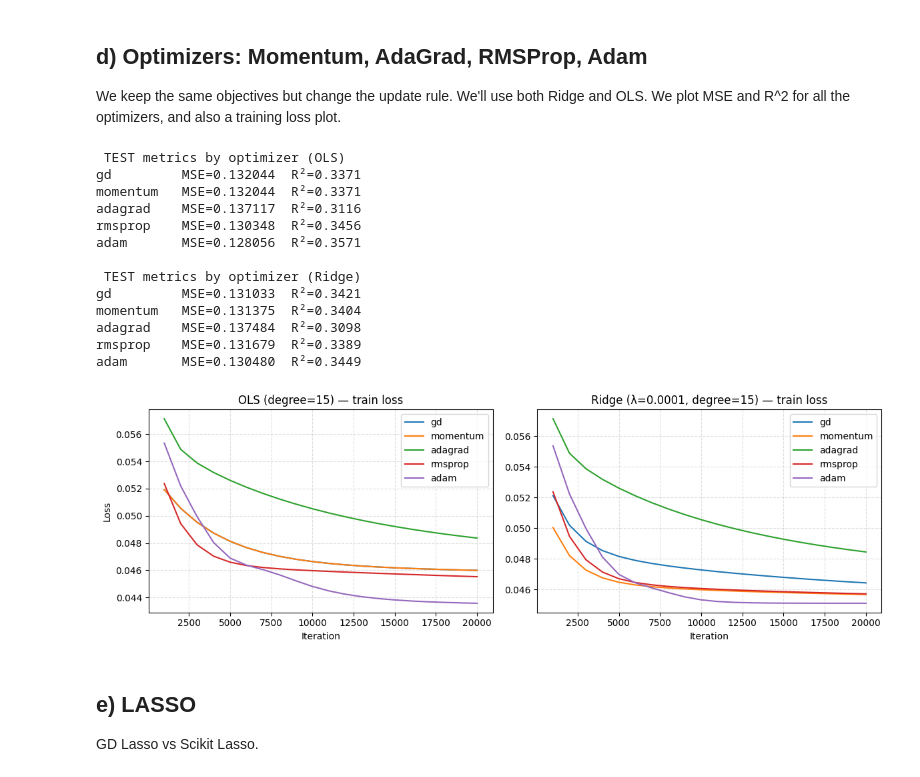
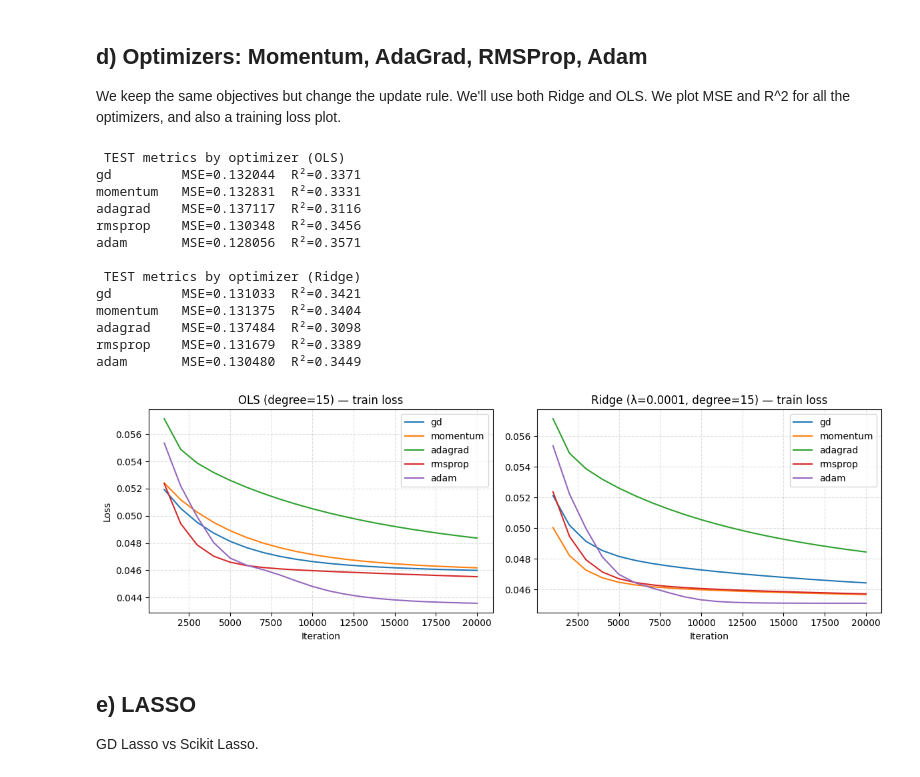
Before and after one commit to beateovl/FYS-STK4155, a Jupyter notebook: Project-1/Notebooks/Part_c_d_e_f_GD.ipynb, the cells around one changed output. Saved outputs shown, nothing was run; the diff lists cells and outputs as text; code cells hidden in the pictures.

```diff
--- a/Project-1/Notebooks/Part_c_d_e_f_GD.ipynb
+++ b/Project-1/Notebooks/Part_c_d_e_f_GD.ipynb
@@ -71,11 +71,11 @@ from Code.models  import fit_ols, fit_ridge, predict_centered
 from Code.metrics import mse, r2
 from Code.grad   import loss_ridge, loss_ols
 
-n, p = Xtr_p.shape
-XT_X_tr = Xtr_p.T @ Xtr_p
+n, p = Xtr.shape
+XT_X_tr = Xtr.T @ Xtr
 
-theta_cf_ols   = fit_ols(Xtr_p, y_tr_c)                  # solves (X^T X)θ = X^T y_c
-theta_cf_ridge = fit_ridge(Xtr_p, y_tr_c, lam=LAM, n_factor=True)  # solves (X^T X + λ I)θ = X^T y_c
+theta_cf_ols   = fit_ols(Xtr, y_tr_c)                  # solves (X^T X)θ = X^T y_c
+theta_cf_ridge = fit_ridge(Xtr, y_tr_c, lam=LAM, n_factor=True)  # solves (X^T X + λ I)θ = X^T y_c
 
 # ---- Hessians  ----
 # OLS objective: (1/2n)||Xθ - y_c||^2  ⇒ H = (X^T X)/n
@@ -102,25 +102,25 @@ def gd_full(X, y_c, lam, eta, iters):
         th  -= eta * grad
     return th
 
-theta_gd_ols   = gd_full(Xtr_p, y_tr_c, lam=0.0,  eta=eta_ols,   iters=N_ols)
-theta_gd_ridge = gd_full(Xtr_p, y_tr_c, lam=LAM, eta=eta_ridge, iters=N_ridge)
+theta_gd_ols   = gd_full(Xtr, y_tr_c, lam=0.0,  eta=eta_ols,   iters=N_ols)
+theta_gd_ridge = gd_full(Xtr, y_tr_c, lam=LAM, eta=eta_ridge, iters=N_ridge)
 
 # ---- test metrics (on original y-scale) ----
-yhat_cf_ols   = predict_centered(Xte_p, theta_cf_ols,   y_mean)
-yhat_gd_ols   = predict_centered(Xte_p, theta_gd_ols,   y_mean)
-yhat_cf_ridge = predict_centered(Xte_p, theta_cf_ridge, y_mean)
-yhat_gd_ridge = predict_centered(Xte_p, theta_gd_ridge, y_mean)
+yhat_cf_ols   = predict_centered(Xte, theta_cf_ols,   y_mean)
+yhat_gd_ols   = predict_centered(Xte, theta_gd_ols,   y_mean)
+yhat_cf_ridge = predict_centered(Xte, theta_cf_ridge, y_mean)
+yhat_gd_ridge = predict_centered(Xte, theta_gd_ridge, y_mean)
 
 print("OLS   | CF  MSE/R2:", mse(y_te, yhat_cf_ols),   r2(y_te, yhat_cf_ols))
 print("OLS   | GD  MSE/R2:", mse(y_te, yhat_gd_ols),   r2(y_te, yhat_gd_ols))
 print("Ridge | CF  MSE/R2:", mse(y_te, yhat_cf_ridge), r2(y_te, yhat_cf_ridge))
 print("Ridge | GD  MSE/R2:", mse(y_te, yhat_gd_ridge), r2(y_te, yhat_gd_ridge))
 
-print("Ridge TRAIN | CF:", loss_ridge(Xtr_p, y_tr_c, theta_cf_ridge, LAM, True),
-      " GD:",           loss_ridge(Xtr_p, y_tr_c, theta_gd_ridge,   LAM, True))
+print("Ridge TRAIN | CF:", loss_ridge(Xtr, y_tr_c, theta_cf_ridge, LAM, True),
+      " GD:",           loss_ridge(Xtr, y_tr_c, theta_gd_ridge,   LAM, True))
 
-print("OLS TRAIN | CF:", loss_ols(Xtr_p, y_tr_c, theta_cf_ols),
-      " GD:",           loss_ols(Xtr_p, y_tr_c, theta_gd_ols))
+print("OLS TRAIN | CF:", loss_ols(Xtr, y_tr_c, theta_cf_ols),
+      " GD:",           loss_ols(Xtr, y_tr_c, theta_gd_ols))
 # %% [output]
 OLS   | CF  MSE/R2: 0.1351492510020802 0.32147733207080154
 OLS   | GD  MSE/R2: 0.13157938981980613 0.33939997474601846
@@ -198,7 +198,7 @@ iters_ols, iters_ridge = N_ols, N_ridge
 # learning-rate choices: curvature-aware for GD/momentum; conservative bases for adaptives
 configs = {
     "gd":       {"ols_eta": 0.8 * eta_ols,   "ridge_eta": ETA_RIDGE_OPT},
-    "momentum": {"ols_eta": 0.8 * eta_ols,   "ridge_eta": ETA_RIDGE_OPT, "beta": BETA},
+    "momentum": {"ols_eta": 0.6 * eta_ols,   "ridge_eta": ETA_RIDGE_OPT, "beta": BETA},
     "adagrad":  {"ols_eta": 1e-2,            "ridge_eta": 1e-2},
     "rmsprop":  {"ols_eta": 1e-3,            "ridge_eta": 1e-3, "rho": RHO},
     "adam":     {"ols_eta": 1e-3,            "ridge_eta": 1e-3, "b1": B1, "b2": B2, "eps": EPS},
@@ -212,23 +212,23 @@ curves_ols, curves_ridge = {}, {}
 for name, hp in configs.items():
     # OLS
     th_o, st_o, ls_o = run_optimizer_lambda(
-        Xtr_p, y_tr_c, lam=0.0, optimizer=name,
+        Xtr, y_tr_c, lam=0.0, optimizer=name,
         eta=hp["ols_eta"], iters=iters_ols,
         beta=hp.get("beta", BETA), rho=hp.get("rho", RHO),
         b1=hp.get("b1", B1), b2=hp.get("b2", B2), eps=hp.get("eps", EPS)
     )
-    yhat_o = predict_centered(Xte_p, th_o, y_mean)
+    yhat_o = predict_centered(Xte, th_o, y_mean)
     rows_ols.append((name, mse(y_te, yhat_o), r2(y_te, yhat_o)))
     curves_ols[name] = (st_o, ls_o)
 
     # Ridge
     th_r, st_r, ls_r = run_optimizer_lambda(
-        Xtr_p, y_tr_c, lam=LAM, optimizer=name,
+        Xtr, y_tr_c, lam=LAM, optimizer=name,
         eta=hp["ridge_eta"], iters=iters_ridge,
         beta=hp.get("beta", BETA), rho=hp.get("rho", RHO),
         b1=hp.get("b1", B1), b2=hp.get("b2", B2), eps=hp.get("eps", EPS)
     )
-    yhat_r = predict_centered(Xte_p, th_r, y_mean)
+    yhat_r = predict_centered(Xte, th_r, y_mean)
     rows_ridge.append((name, mse(y_te, yhat_r), r2(y_te, yhat_r)))
     curves_ridge[name] = (st_r, ls_r)
 
@@ -241,43 +241,43 @@ for name, m, r in rows_ridge:
     print(f"{name:9s}  MSE={m:.6f}  R²={r:.4f}")
 
 # ---------- loss curves ----------
-Lref_ols   = loss_ols(Xtr_p, y_tr_c, theta_cf_ols)
-Lref_ridge = loss_ridge(Xtr_p, y_tr_c, theta_cf_ridge, LAM, n_factor=True)
+Lref_ols   = loss_ols(Xtr, y_tr_c, theta_cf_ols)
+Lref_ridge = loss_ridge(Xtr, y_tr_c, theta_cf_ridge, LAM, n_factor=True)
 
 fig, axes = plt.subplots(1, 2, figsize=(12, 4), sharey=False)
 
 # OLS
 for name, (steps, losses) in curves_ols.items():
     if losses.size:
         axes[0].plot(steps, losses, label=name)
 axes[0].set_title(f"OLS (degree={p}) — train loss"); axes[0].set_xlabel("Iteration"); axes[0].set_ylabel("Loss")
 axes[0].grid(True, ls="--", alpha=0.4); axes[0].legend()
 
 # Ridge
 for name, (steps, losses) in curves_ridge.items():
     if losses.size:
         axes[1].plot(steps, losses, label=name)
 axes[1].set_title(f"Ridge (λ={LAM:g}, degree={p}) — train loss"); axes[1].set_xlabel("Iteration")
 axes[1].grid(True, ls="--", alpha=0.4); axes[1].legend()
 
 savepath = fig_dir / "Part_c_d_e_f_GD_optimizers_loss_curves.png"
 fig.savefig(savepath, dpi=150)
 fig.tight_layout(); plt.show()
 # %% [output]
  TEST metrics by optimizer (OLS)
 gd         MSE=0.132044  R²=0.3371
-momentum   MSE=0.132044  R²=0.3371
+momentum   MSE=0.132831  R²=0.3331
 adagrad    MSE=0.137117  R²=0.3116
 rmsprop    MSE=0.130348  R²=0.3456
 adam       MSE=0.128056  R²=0.3571
 
  TEST metrics by optimizer (Ridge)
 gd         MSE=0.131033  R²=0.3421
 momentum   MSE=0.131375  R²=0.3404
 adagrad    MSE=0.137484  R²=0.3098
 rmsprop    MSE=0.131679  R²=0.3389
 adam       MSE=0.130480  R²=0.3449
-[figure, old version]
+[figure, new version]
 # %% [markdown]
 
 ## e) LASSO
```
Also changed, not shown: parts of 11 cells of this notebook, 7 other files.
